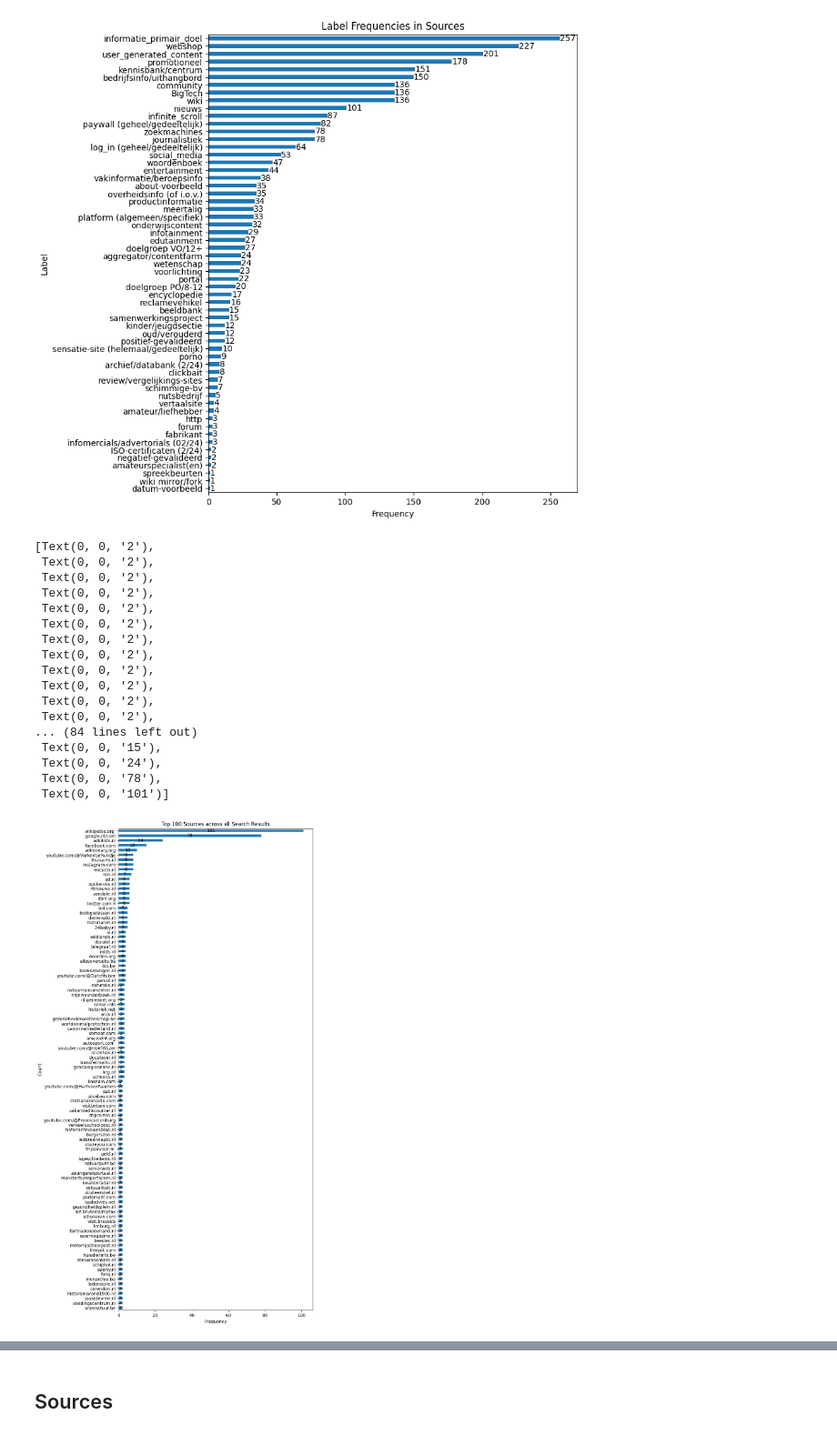
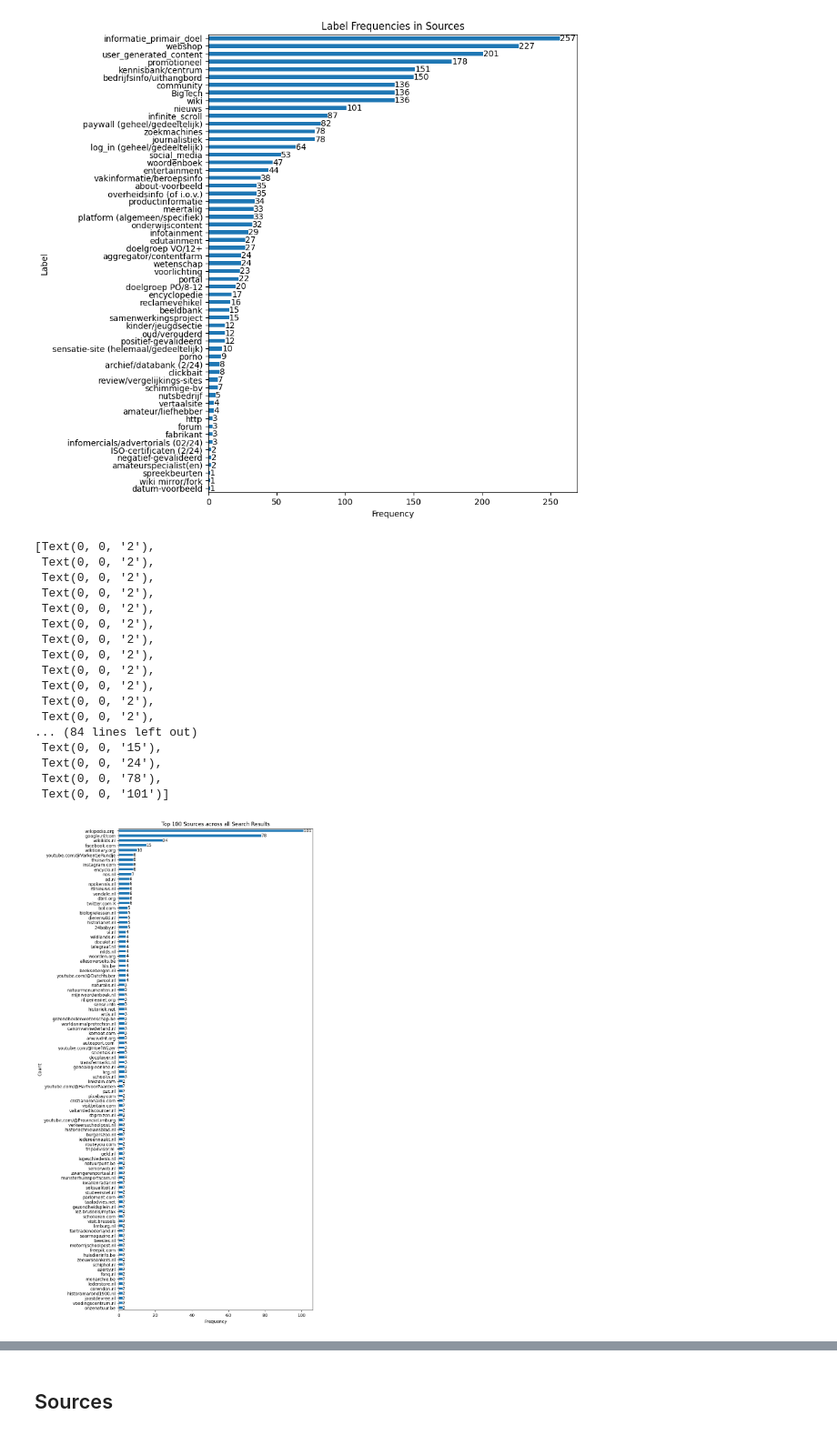
Before and after one commit to SlimZoeken/100queries, a Jupyter notebook: notebooks/analysis.ipynb, the cells around one changed output, grey strips where cells are left out. Shown at 91% size. Cells and saved outputs as stored; diff of their text form; code cells hidden in the pictures.

```diff
--- a/notebooks/analysis.ipynb
+++ b/notebooks/analysis.ipynb
@@ -205,32 +205,32 @@ ax = (
     .value_counts()
     .filter(regex="^[^*]")[:n]
     .sort_values(ascending=True)
     .plot(
         kind="barh",
         figsize=(8, n // 5),
         title=f"Top {n} Sources across all Search Results",
         xlabel="Frequency",
         ylabel="Count",
     )
 )
 
-ax.bar_label(ax.containers[0], label_type="center")
+ax.bar_label(ax.containers[0])
 # %% [output]
 [Text(0, 0, '2'),
  Text(0, 0, '2'),
  Text(0, 0, '2'),
  Text(0, 0, '2'),
  Text(0, 0, '2'),
  Text(0, 0, '2'),
  Text(0, 0, '2'),
  Text(0, 0, '2'),
  Text(0, 0, '2'),
  Text(0, 0, '2'),
  Text(0, 0, '2'),
  Text(0, 0, '2'),
 ... (84 lines left out)
  Text(0, 0, '15'),
  Text(0, 0, '24'),
  Text(0, 0, '78'),
  Text(0, 0, '101')]
-[figure, old version]
+[figure, new version]
```
Also changed, not shown: parts of 1 cell of this notebook.
